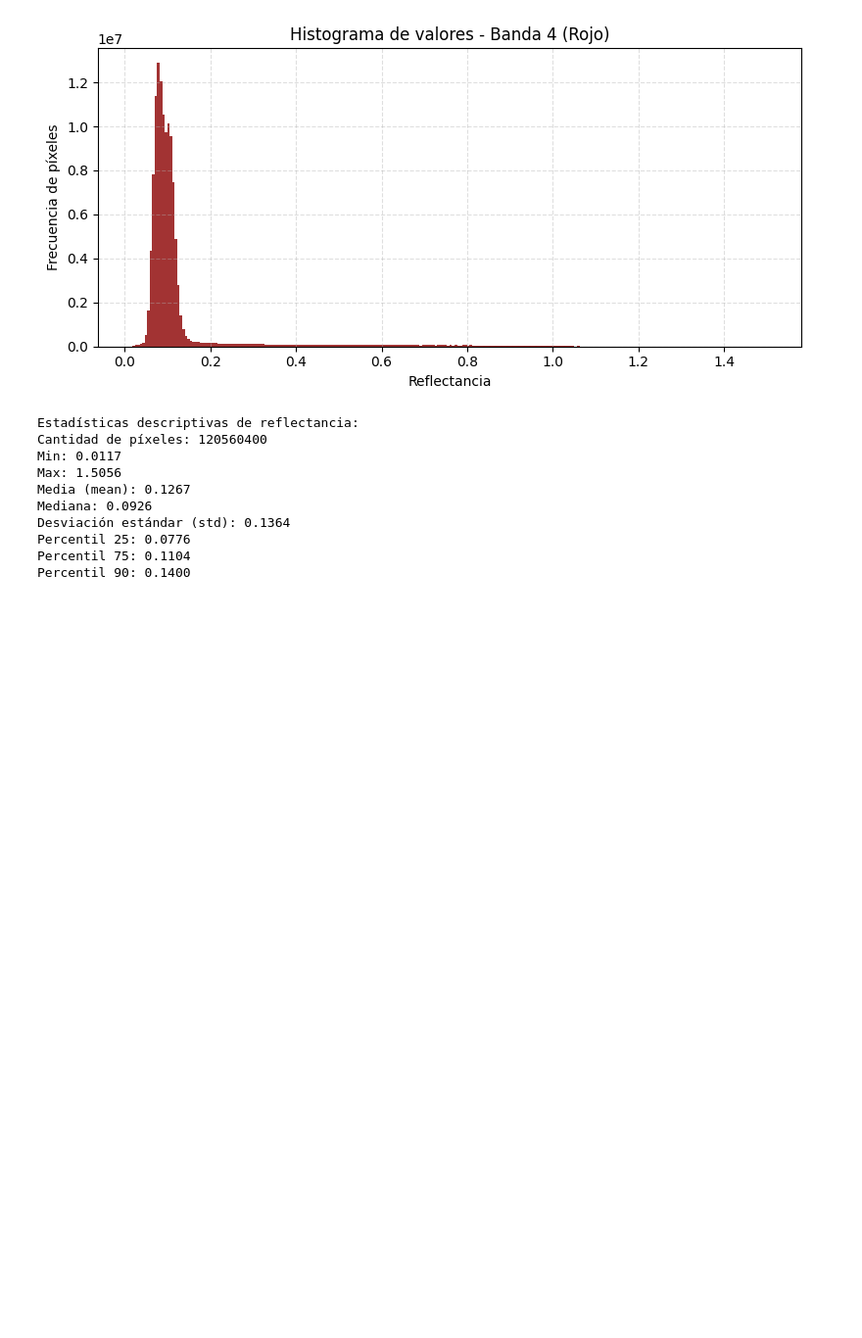
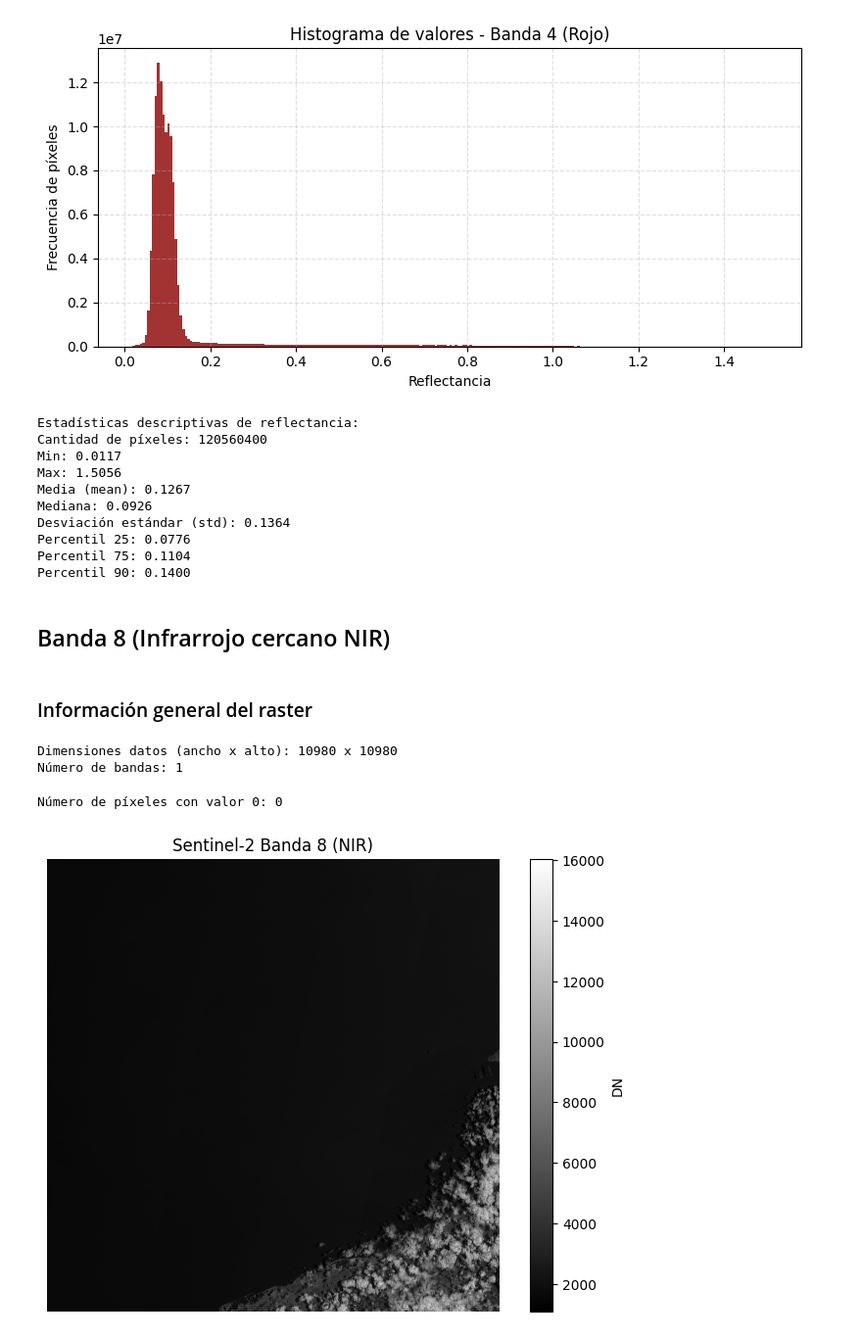
Before and after one commit to jdavidortega/Geographic_Data_Science_with_Python, a Jupyter notebook: processing_landsat_and_sentinel_data.ipynb, the cells around one changed output. Shown at 98% size. Cells and saved outputs as stored; diff of their text form; code cells hidden in the pictures; blank space fills up the shorter version.

```diff
--- a/processing_landsat_and_sentinel_data.ipynb
+++ b/processing_landsat_and_sentinel_data.ipynb
@@ -124,3 +142,42 @@ Desviación estándar (std): 0.1364
 Percentil 25: 0.0776
 Percentil 75: 0.1104
 Percentil 90: 0.1400
+# %% [markdown]
+## Banda 8 (Infrarrojo cercano NIR)
+# %%
+# Cargar el archivo TIFF Sentinel 2
+file_path = 'data/S2A_MSIL2A_20250424T152711_N0511_R025_T18PYU_20250425T012413.SAFE/GRANULE/L2A_T18PYU_A051388_20250424T152706/IMG_DATA/R10m/T18PYU_20250424T152711_B08_10m.jp2'
+src_sentinel_B8 = rasterio.open(file_path)
+# %% [markdown]
+### Información general del raster
+# %%
+# Abrir y leer los datos
+with rasterio.open(file_path) as src_sentinel_B8:
+    band8_sentinel = src_sentinel_B8.read(1)
+    width = src_sentinel_B8.width
+    height = src_sentinel_B8.height
+    bands = src_sentinel_B8.count
+
+# Imprimir dimensiones
+print(f"Dimensiones datos (ancho x alto): {width} x {height}")
+print(f"Número de bandas: {bands}")
+# %% [output]
+Dimensiones datos (ancho x alto): 10980 x 10980
+Número de bandas: 1
+# %%
+# Contar píxeles con valor 0
+num_ceros = np.sum(band8_sentinel == 0)
+
+print(f"Número de píxeles con valor 0: {num_ceros}")
+# %% [output]
+Número de píxeles con valor 0: 0
+# %%
+# Mostrar imagen en escala de grises
+plt.figure(figsize=(8, 6))
+plt.imshow(band8_sentinel, cmap='gray')
+plt.title('Sentinel-2 Banda 8 (NIR)')
+plt.axis('off')
+plt.colorbar(label='DN')
+plt.show()
+# %% [output]
+[figure, added]
```
Also changed, not shown: parts of 20 cells of this notebook.
